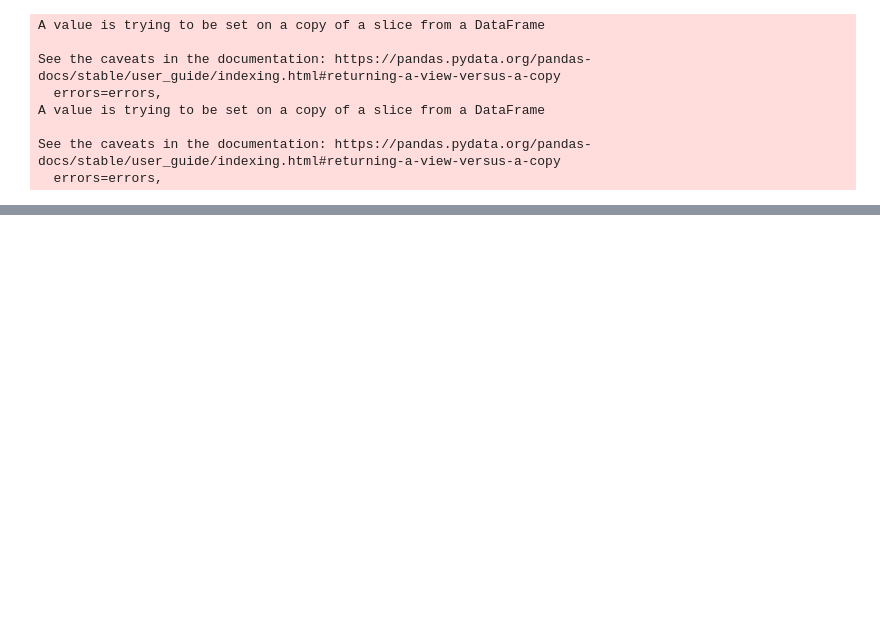
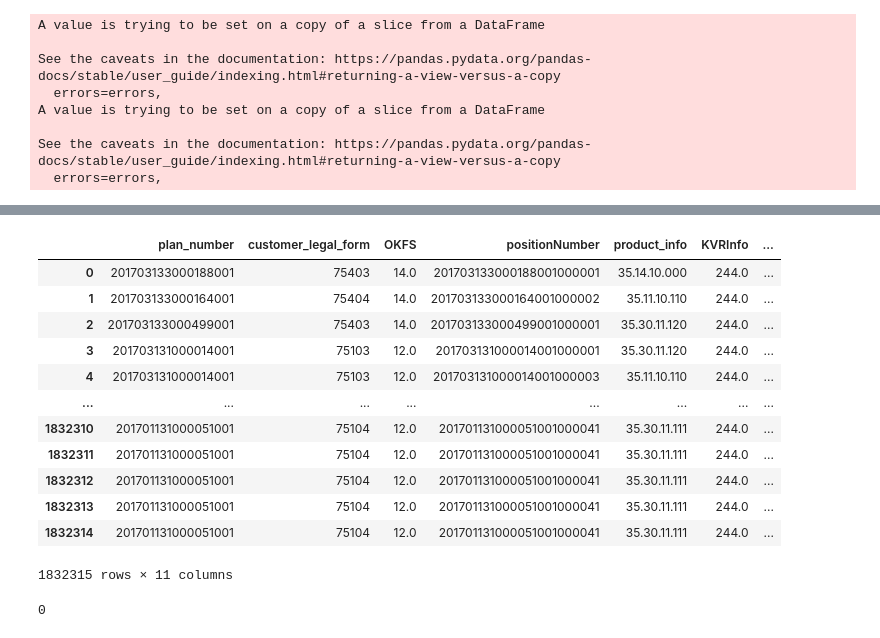
Before and after one commit to danil99152/prediction-of-government-tenders, a Jupyter notebook: auction_prediction.ipynb, the cells around one changed output, grey strips where cells are left out. Saved outputs shown, nothing was run; the diff lists cells and outputs as text; code cells hidden in the pictures; blank space fills up the shorter version.

```diff
--- a/auction_prediction.ipynb
+++ b/auction_prediction.ipynb
@@ -524,0 +569,25 @@ model_catboost.best_estimator_.save_model("/content/drive/MyDrive/Модели-
+# %%
+contract_path1 = 'purchase_plans.csv'
+data = pd.read_csv(contract_path1)
+data = data.drop(['id', 'periodicity', 'publish_date', 'isEnergyServiceContract', 'currentYear','firstYear', 'secondYear', 'subsecYears'], axis=1)
+data['execution_period_start'] = pd.to_datetime(data['execution_period_start'], format = "%Y-%m-%d", errors = 'coerce')
+data['execution_period_end'] = pd.to_datetime(data['execution_period_end'], format = "%Y-%m-%d", errors = 'coerce')
+data.sort_values('execution_period_start', inplace = True)
+data.dropna(inplace = True)
+data = data.reset_index(drop=True)
+gc.collect()
+data
+# %% [output]
+|  | plan_number | customer_legal_form | OKFS | positionNumber | product_info | KVRInfo | ... |
+| 0 | 201703133000188001 | 75403 | 14.0 | 201703133000188001000001 | 35.14.10.000 | 244.0 | ... |
+| 1 | 201703133000164001 | 75404 | 14.0 | 201703133000164001000002 | 35.11.10.110 | 244.0 | ... |
+| 2 | 201703133000499001 | 75403 | 14.0 | 201703133000499001000001 | 35.30.11.120 | 244.0 | ... |
+| 3 | 201703131000014001 | 75103 | 12.0 | 201703131000014001000001 | 35.30.11.120 | 244.0 | ... |
+| 4 | 201703131000014001 | 75103 | 12.0 | 201703131000014001000003 | 35.11.10.110 | 244.0 | ... |
+| ... | ... | ... | ... | ... | ... | ... | ... |
+| 1832310 | 201701131000051001 | 75104 | 12.0 | 201701131000051001000041 | 35.30.11.111 | 244.0 | ... |
+| 1832311 | 201701131000051001 | 75104 | 12.0 | 201701131000051001000041 | 35.30.11.111 | 244.0 | ... |
+| 1832312 | 201701131000051001 | 75104 | 12.0 | 201701131000051001000041 | 35.30.11.111 | 244.0 | ... |
+| 1832313 | 201701131000051001 | 75104 | 12.0 | 201701131000051001000041 | 35.30.11.111 | 244.0 | ... |
+| 1832314 | 201701131000051001 | 75104 | 12.0 | 201701131000051001000041 | 35.30.11.111 | 244.0 | ... |
+1832315 rows × 11 columns
@@ -524,0 +597,8 @@ model_catboost.best_estimator_.save_model("/content/drive/MyDrive/Модели-
+# %%
+def calculate_time_period(row):
+  return ((row['execution_period_end'] - row['execution_period_start']).days + 1)
+
+data['time'] = data[['execution_period_end', 'execution_period_start']].apply(calculate_time_period, axis=1)
+gc.collect()
+# %% [output]
+0
```
Also changed, not shown: parts of 41 cells of this notebook.
